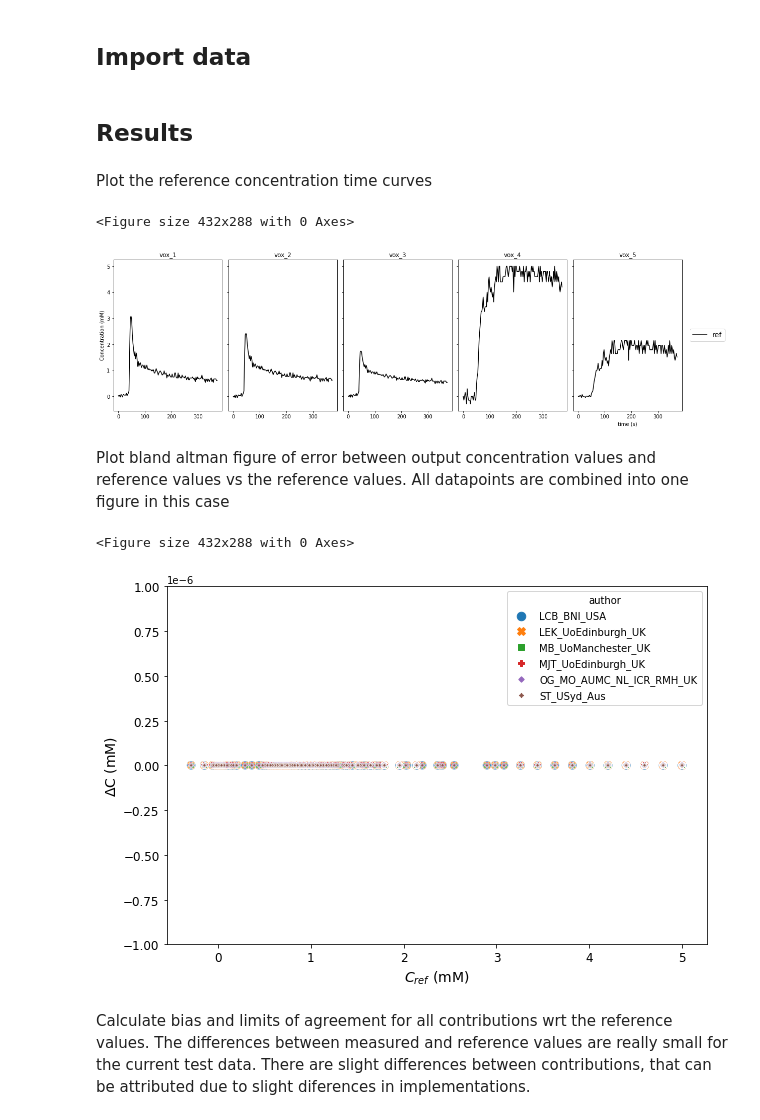
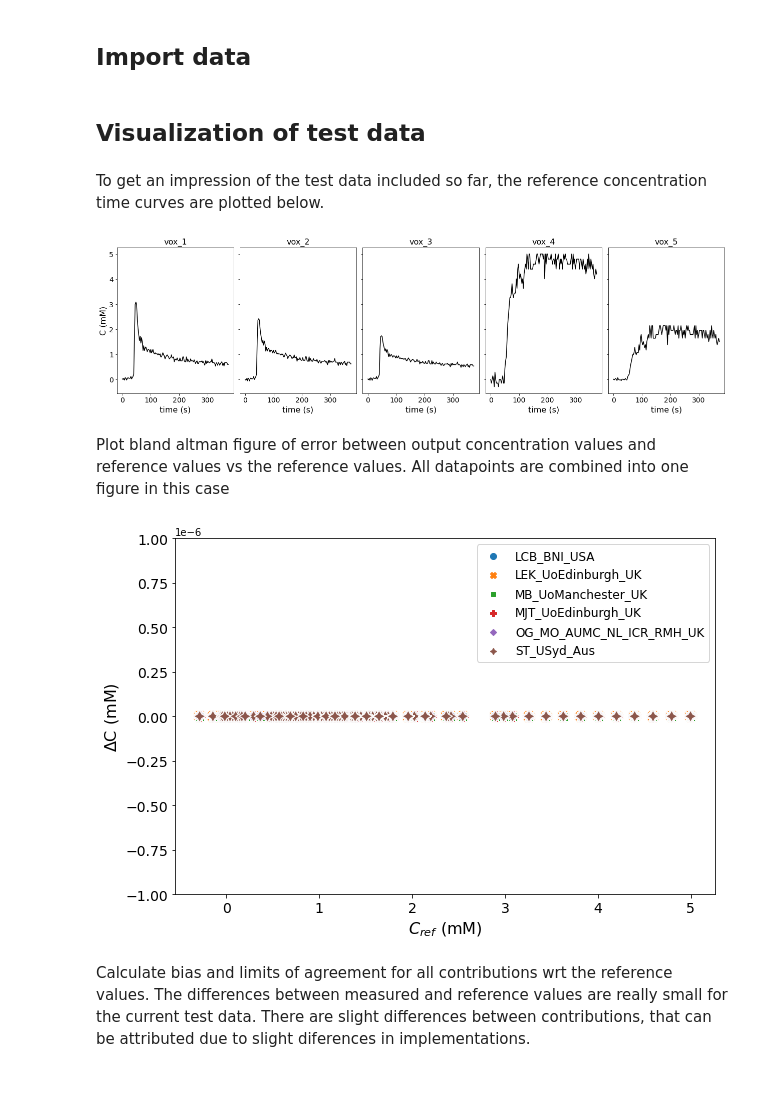
Before and after one commit to OSIPI/DCE-DSC-MRI_CodeCollection, a Jupyter notebook: notebooks/SItoC.ipynb, the cells around one changed output. Cells and saved outputs as stored; diff of their text form; code cells hidden in the pictures; blank space fills up the shorter version.

```diff
--- a/notebooks/SItoC.ipynb
+++ b/notebooks/SItoC.ipynb
@@ -87,48 +90,47 @@ dt = 2.5 # temporal resolution; to do, check with LK if this is correct
 # %% [markdown]
-## Results
+## Visualization of test data
 # %% [markdown]
-Plot the reference concentration time curves
+To get an impression of the test data included so far, the reference concentration time curves are plotted below.
 # %%
-plt.figure()
 fig, ax = plt.subplots(1, no_voxels, sharex='col', sharey='row', figsize=(20,5))
 
 for current_voxel in range(no_voxels):
 
     subset_data = df[(df['author'] == author_list[0]) & (df['label'] == voxel_list[current_voxel])]
     no_time_points = len(subset_data.conc_meas)
-    time_array = np.arange(0, no_time_points*dt,dt) # to do, check with LK if this is correct
+    time_array = np.arange(0, no_time_points*dt,dt)
 
     ax[current_voxel].plot(time_array, subset_data.conc_ref, color='black', label='ref')
 
     if current_voxel == 0:
-        ax[current_voxel].set_ylabel('Concentration (mM)')
-    if current_voxel == no_voxels-1:
-        ax[current_voxel].set_xlabel('time (s)')
+        ax[current_voxel].set_ylabel('C (mM)', fontsize=16)
 
-    ax[current_voxel].set_title(voxel_list[current_voxel])
+    ax[current_voxel].set_xlabel('time (s)', fontsize=16)
+    ax[current_voxel].set_title(voxel_list[current_voxel], fontsize=16)
 
+    # set fontsize
+    ax[current_voxel].tick_params(axis='x', labelsize=14)
+    ax[current_voxel].tick_params(axis='y', labelsize=14)
 
-ax[no_voxels-1].legend(bbox_to_anchor=(1.04,0.5), loc="center left", fontsize=14)
 
 fig.tight_layout()
 fig.subplots_adjust(left=0.15, top=0.95)
+plt.show()
 # %% [output]
-<Figure size 432x288 with 0 Axes>
-[figure, old version]
+[figure, new version]
 # %% [markdown]
 Plot bland altman figure of error between output concentration values and reference values vs the reference values. All datapoints are combined into one figure in this case
 # %%
 # calculate error between measured and reference R_1 values
 df['error_conc'] = df['conc_meas'] - df['conc_ref']
 
-plt.figure()
 fig, ax = plt.subplots(1,1, sharey='none', figsize=(9,6))
 plot_bland_altman(ax, df, tolerances, 'conc', ylim=(-0.000001,0.000001),label_xaxis='$C_{ref}$ (mM)',label_yaxis='$\Delta $C (mM)')
+plt.legend(fontsize=12)
 fig.tight_layout()
 fig.subplots_adjust(left=0.15, top=0.95)
 # %% [output]
-<Figure size 432x288 with 0 Axes>
-[figure, old version]
+[figure, new version]
 # %% [markdown]
 Calculate bias and limits of agreement for all contributions wrt the reference values.
 The differences between measured and reference values are really small for the current test data. There are slight differences between contributions, that can be attributed due to slight diferences in implementations.
```
Also changed, not shown: parts of 5 cells of this notebook, 8 other files.
